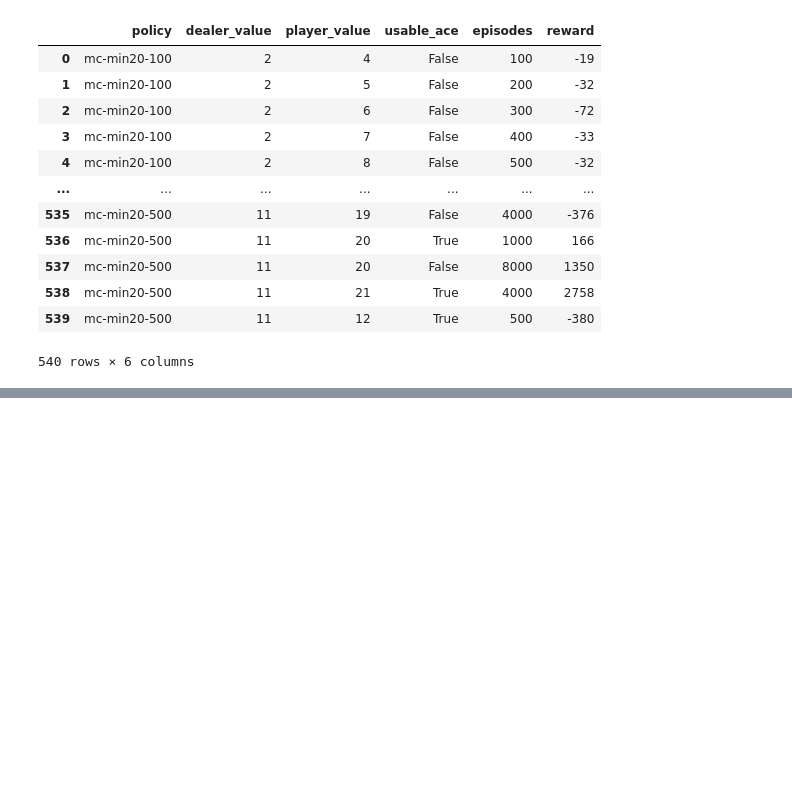
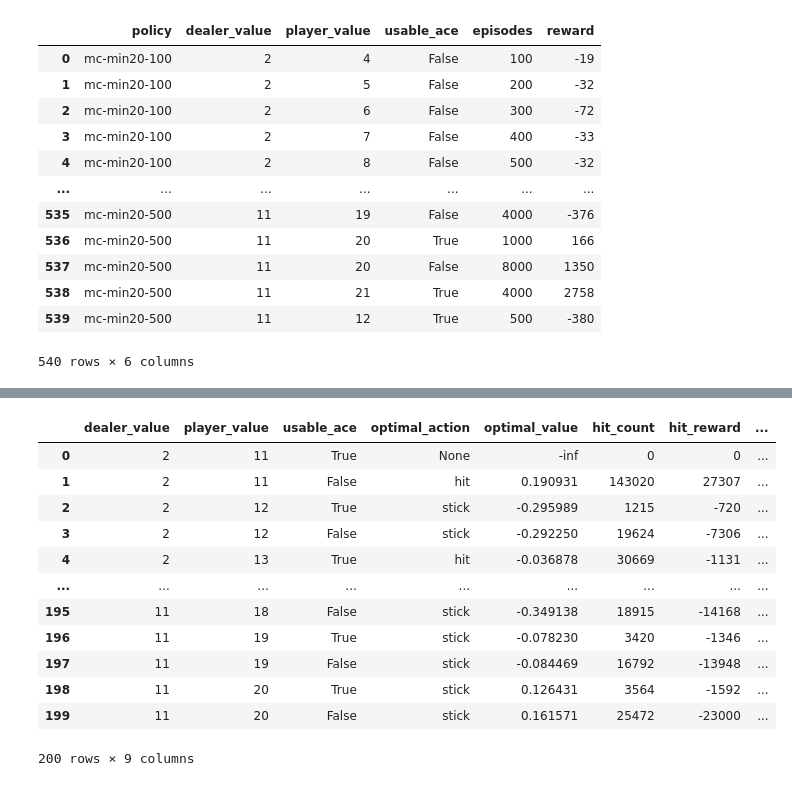
Before and after one commit to chaos-ad/rl-excercises, a Jupyter notebook: rl-book/chapter-05-mc.ipynb, the cells around one changed output, grey strips where cells are left out. Drawn from its saved outputs; the diff is of its cells as text; code cells hidden in the pictures; blank space fills up the shorter version.

```diff
--- a/rl-book/chapter-05-mc.ipynb
+++ b/rl-book/chapter-05-mc.ipynb
@@ -522,0 +661,18 @@ results
+# %%
+summary = policy.summarize()
+summary.to_csv("./chapter-05-blackjack-results-mc-strategy-esoft.tsv", sep="\t", index=False)
+summary
+# %% [output]
+|  | dealer_value | player_value | usable_ace | optimal_action | optimal_value | hit_count | hit_reward | ... |
+| 0 | 2 | 11 | True | None | -inf | 0 | 0 | ... |
+| 1 | 2 | 11 | False | hit | 0.190931 | 143020 | 27307 | ... |
+| 2 | 2 | 12 | True | stick | -0.295989 | 1215 | -720 | ... |
+| 3 | 2 | 12 | False | stick | -0.292250 | 19624 | -7306 | ... |
+| 4 | 2 | 13 | True | hit | -0.036878 | 30669 | -1131 | ... |
+| ... | ... | ... | ... | ... | ... | ... | ... | ... |
+| 195 | 11 | 18 | False | stick | -0.349138 | 18915 | -14168 | ... |
+| 196 | 11 | 19 | True | stick | -0.078230 | 3420 | -1346 | ... |
+| 197 | 11 | 19 | False | stick | -0.084469 | 16792 | -13948 | ... |
+| 198 | 11 | 20 | True | stick | 0.126431 | 3564 | -1592 | ... |
+| 199 | 11 | 20 | False | stick | 0.161571 | 25472 | -23000 | ... |
+200 rows × 9 columns
```
Also changed, not shown: parts of 9 cells of this notebook, 1 other file.
